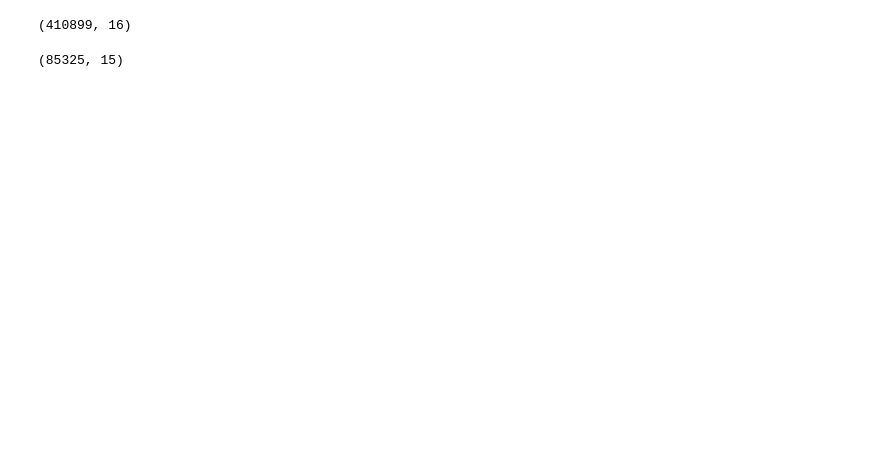
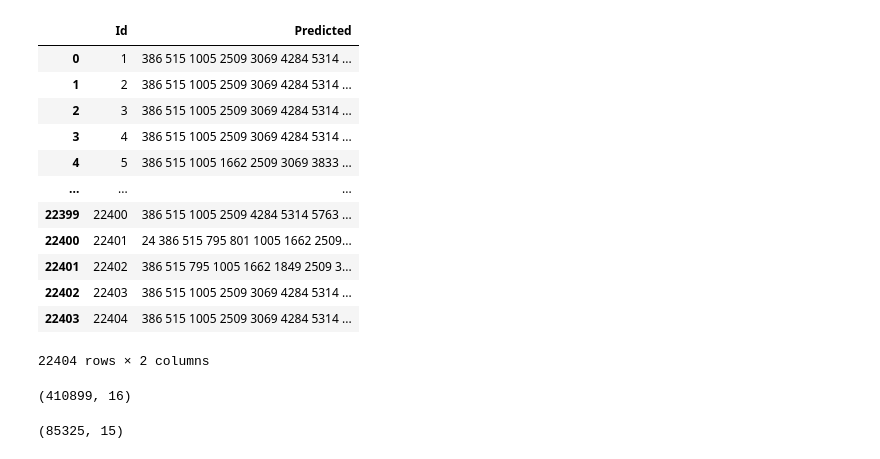
Before and after one commit to ninavantiel/multi_scale_SDMs, a Jupyter notebook: new_dataset.ipynb, the cells around one changed output. Saved outputs shown, nothing was run; the diff lists cells and outputs as text; code cells hidden in the pictures; blank space fills up the shorter version.

```diff
--- a/new_dataset.ipynb
+++ b/new_dataset.ipynb
@@ -4,0 +81,5 @@ from PIL import Image
+# %%
+y_pred_list = []
+for rgb, env, _ in tqdm(submission_loader):
+    batch_y_pred = torch.sigmoid(model(rgb.to(torch.float32), env.to(torch.float32)))
+    y_pred_list.append(batch_y_pred.cpu().detach().numpy())
@@ -4,0 +98,18 @@ from PIL import Image
+# %%
+pred_species = [' '.join([str(x) for x in targets[np.where(y_pred[i, :] > best_threshold)]]) for i in range(y_pred.shape[0])]
+sub_df = pd.DataFrame({'Id': submission.Id, 'Predicted': pred_species})
+sub_df
+# %% [output]
+|  | Id | Predicted |
+| 0 | 1 | 386 515 1005 2509 3069 4284 5314 ... |
+| 1 | 2 | 386 515 1005 2509 3069 4284 5314 ... |
+| 2 | 3 | 386 515 1005 2509 3069 4284 5314 ... |
+| 3 | 4 | 386 515 1005 2509 3069 4284 5314 ... |
+| 4 | 5 | 386 515 1005 1662 2509 3069 3833 ... |
+| ... | ... | ... |
+| 22399 | 22400 | 386 515 1005 2509 4284 5314 5763 ... |
+| 22400 | 22401 | 24 386 515 795 801 1005 1662 2509... |
+| 22401 | 22402 | 386 515 795 1005 1662 1849 2509 3... |
+| 22402 | 22403 | 386 515 1005 2509 3069 4284 5314 ... |
+| 22403 | 22404 | 386 515 1005 2509 3069 4284 5314 ... |
+22404 rows × 2 columns
```
Also changed, not shown: parts of 40 cells of this notebook, 13 other files.
